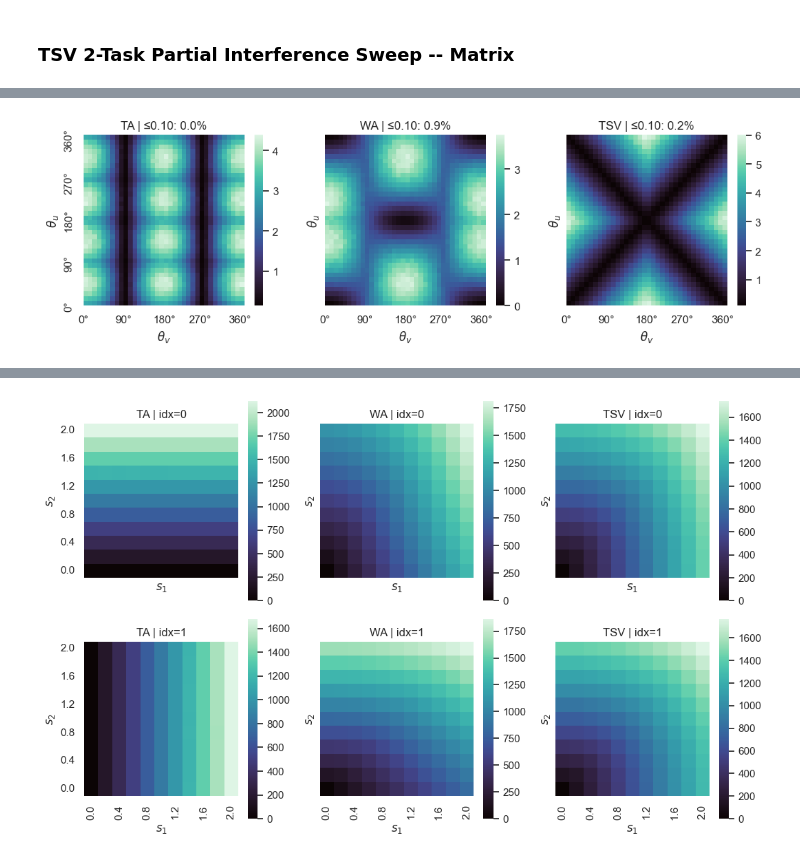
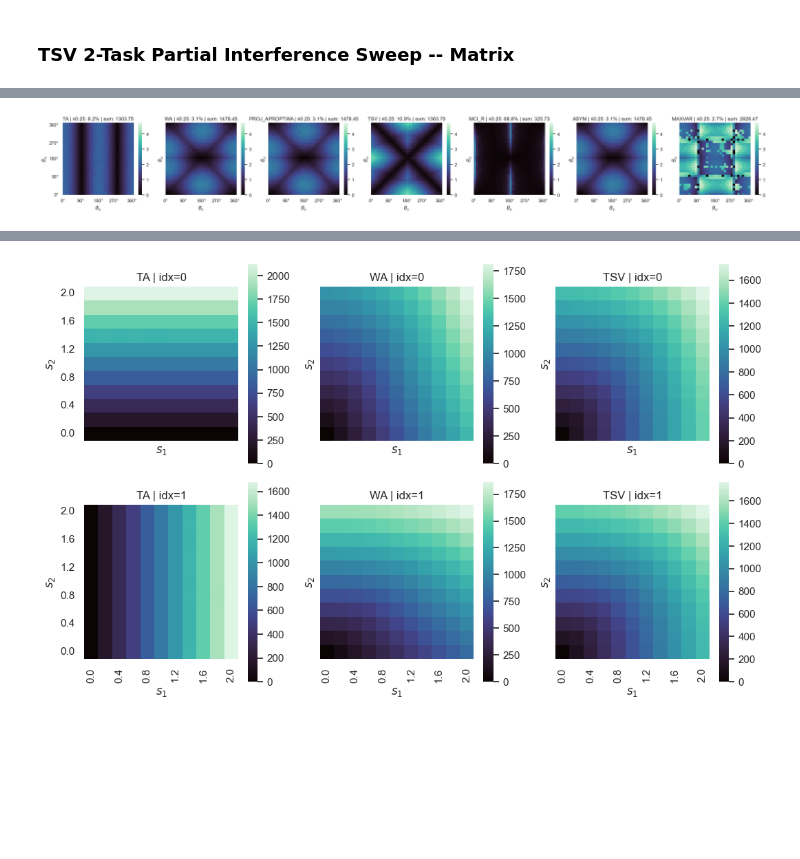
Before and after one commit to AntoAndGar/task_singular_vectors, a Jupyter notebook: anaylsis.ipynb, the cells around one changed output, grey strips where cells are left out. Saved outputs shown, nothing was run; the diff lists cells and outputs as text; code cells hidden in the pictures; blank space fills up the shorter version.

```diff
--- a/anaylsis.ipynb
+++ b/anaylsis.ipynb
@@ -276,14 +908,18 @@ for x, tvs, theta_v in exps:
     w_tsv = compute_procrustes(tvs.T).T.sum(dim=0)
     w_dwa1 = merge_dwa1(tvs)
     w_dwa2 = merge_dwa2(tvs)
+    w_mci = merge_mci(tvs)
+    w_aproptwa = merge_aproptwa_vec(tvs)
     n_tasks = tvs.shape[0]
     theta_deg = torch.round(theta_v * 180 / math.pi).item()
     for t in range(n_tasks):
         data.append({'Task': t, 'Method': 'WA', 'Interference': interference_abs(w_wa, tvs[t], x[:,t]), 'theta': theta_deg})
         data.append({'Task': t, 'Method': 'TA', 'Interference': interference_abs(w_ta, tvs[t], x[:,t]), 'theta': theta_deg})
         data.append({'Task': t, 'Method': 'TSV', 'Interference': interference_abs(w_tsv, tvs[t], x[:,t]), 'theta': theta_deg})
-        data.append({'Task': t, 'Method': 'DWA1', 'Interference': interference_abs(w_dwa1, tvs[t], x[:,t]), 'theta': theta_deg})
-        data.append({'Task': t, 'Method': 'DWA2', 'Interference': interference_abs(w_dwa2, tvs[t], x[:,t]), 'theta': theta_deg})
+        data.append({'Task': t, 'Method': 'MCI', 'Interference': interference_abs(w_mci, tvs[t], x[:,t]), 'theta': theta_deg})
+        # data.append({'Task': t, 'Method': 'DWA1', 'Interference': interference_abs(w_dwa1, tvs[t], x[:,t]), 'theta': theta_deg})
+        # data.append({'Task': t, 'Method': 'DWA2', 'Interference': interference_abs(w_dwa2, tvs[t], x[:,t]), 'theta': theta_deg})
+        data.append({'Task': t, 'Method': 'Aproptwa', 'Interference': interference_abs(w_aproptwa, tvs[t], x[:,t]), 'theta': theta_deg})
 df = pd.DataFrame(data)
 
 # Emphasize TSV in palette and marker
@@ -292,7 +928,7 @@ g = sns.relplot(
     data=df, x="theta", y="Interference",
     kind="line", col="Task",
     hue="Method", style="Method",
-    dashes={"TSV": "", "DWA1": "", "DWA2": "", "TA": (2, 2), "WA": (2, 2)}
+    dashes={"TSV": "", "DWA1": "", "DWA2": "", "TA": (2, 2), "WA": (2, 2), "MCI": "", "Aproptwa": ""}
 )
 g.set(xticks=list(range(0, 361, 45)))
 # %% [output]
@@ -338,12 +974,14 @@ for x, tvs, theta_v in exps:
     w_tsv = compute_procrustes(tvs.T).T.sum(dim=0)
     w_dwa1 = merge_dwa1(tvs)
     w_dwa2 = merge_dwa2(tvs)
+    w_mci = merge_mci(tvs)
     n_tasks = tvs.shape[0]
     theta_deg = torch.round(theta_v * 180 / math.pi).item()
     for t in range(n_tasks):
         data.append({'Task': t, 'Method': 'WA', 'Interference': interference_abs(w_wa, tvs[t], x[:,t]), 'theta': theta_deg})
         data.append({'Task': t, 'Method': 'TA', 'Interference': interference_abs(w_ta, tvs[t], x[:,t]), 'theta': theta_deg})
         data.append({'Task': t, 'Method': 'TSV', 'Interference': interference_abs(w_tsv, tvs[t], x[:,t]), 'theta': theta_deg})
+        data.append({'Task': t, 'Method': 'MCI', 'Interference': interference_abs(w_mci, tvs[t], x[:,t]), 'theta': theta_deg})
         # data.append({'Task': t, 'Method': 'DWA1', 'Interference': interference_abs(w_dwa1, tvs[t], x[:,t]), 'theta': theta_deg})
         # data.append({'Task': t, 'Method': 'DWA2', 'Interference': interference_abs(w_dwa2, tvs[t], x[:,t]), 'theta': theta_deg})
 df = pd.DataFrame(data)
@@ -354,7 +992,7 @@ g = sns.relplot(
     data=df, x="theta", y="Interference",
     kind="line", col="Task",
     hue="Method", style="Method",
-    dashes={"TSV": "", "DWA1": "", "DWA2": "", "TA": (2, 2), "WA": (2, 2)}
+    dashes={"TSV": "", "DWA1": "", "DWA2": "", "TA": (2, 2), "WA": (2, 2), "MCI": ""}
 )
 g.set(xticks=list(range(0, 361, 45)))
 # %% [output]
@@ -456,5 +1127,0 @@ tsv error: 0.26, 0.26
-# %%
-w = torch.randn(2, 2)
-u, s, vt = torch.linalg.svd(w)
-print(s)
-s1, s2 = s[0], s[1]
@@ -560,55 +1327,55 @@ tensor([1.1508, 0.1535])
 # %%
-# import matplotlib.pyplot as plt
-# import numpy as np
-# methods = ["ta", "wa", "tsv"]
-# idxs = [0, 1]
+import matplotlib.pyplot as plt
+import numpy as np
 
-# fig, axes = plt.subplots(len(methods), 2, figsize=(10, 3*len(methods)), sharex=True, sharey=True)
-
-# for ax, (m, i) in zip(axes.flat, itertools.product(methods, idxs)):
-#     d = df[(df.name == m) & (df.idx == i)]
-#     sns.histplot(
-#         d, x="theta_v", y="theta_u",
-#         weights="error", bins=n_steps,
-#         pthresh=0, cmap="mako", cbar=True, ax=ax
-#     )
-#     ax.set(title=f"{m.upper()} (idx={i})", xlabel=r"$\theta_v$", ylabel=r"$\theta_u$")
-
-# plt.tight_layout()
-# plt.show()
-
-methods = ["ta", "wa", "tsv"]
-thr = 0.10
+methods = ["ta", "wa", "proj_aproptwa", "tsv", "mci_r", "asym", "maxvar"]
+thr = 0.25
 n_steps = len(theta_range)
 
 tick_degs = np.arange(0, 361, 90)
 ticks = np.round(tick_degs / 360 * (n_steps - 1)).astype(int)
 labels = [f"{d}°" for d in tick_degs]
 
+# compute global color scale (same for all methods)
+Zs = [
+    df[(df.name == m) & (df.idx == 1)].error.values.reshape(n_steps, n_steps).T
+    for m in methods
+]
+vmin = min(Z.min() for Z in Zs)
+vmax = max(Z.max() for Z in Zs)
+
 fig, axes = plt.subplots(
     1, len(methods),
-    figsize=(3.5*len(methods), 3.5),
+    figsize=(3.5 * len(methods), 3.5),
     sharex=True, sharey=True
 )
-for ax, m in zip(axes, methods):
-    Z = df[(df.name == m) & (df.idx == 0)].error.values.reshape(n_steps, n_steps).T
 
+for ax, m, Z in zip(axes, methods, Zs):
     ok = Z < thr
-    sns.heatmap(Z, cmap="mako", cbar=True, ax=ax)
+    sns.heatmap(
+        Z,
+        cmap="mako",
+        vmin=vmin, vmax=vmax,   # <-- shared scale
+        cbar=True,
+        ax=ax
+    )
 
     pct = ok.mean() * 100
     ax.set(
-        title=f"{m.upper()} | ≤{thr:.2f}: {pct:.1f}%",
+        title=f"{m.upper()} | ≤{thr:.2f}: {pct:.1f}% | sum: {Z.sum():.2f}",
         xlabel=r"$\theta_v$", ylabel=r"$\theta_u$"
     )
     ax.invert_yaxis()
-    ax.set(xticks=ticks, yticks=ticks,
-           xticklabels=labels, yticklabels=labels)
+    ax.set(
+        xticks=ticks, yticks=ticks,
+        xticklabels=labels, yticklabels=labels
+    )
 
 plt.tight_layout()
+plt.savefig(f"results/interference_heatmap_2d_s1{s1}_s2{s2}.pdf", dpi=600, bbox_inches="tight")
 plt.show()
 # %% [output]
-[figure, old version]
+[figure, new version]
 # %%
 # WARNING: This takes a while to run
 # Creates a dataframe for each (s1,s2) pair
```
Also changed, not shown: parts of 54 cells of this notebook, 5 other files.
